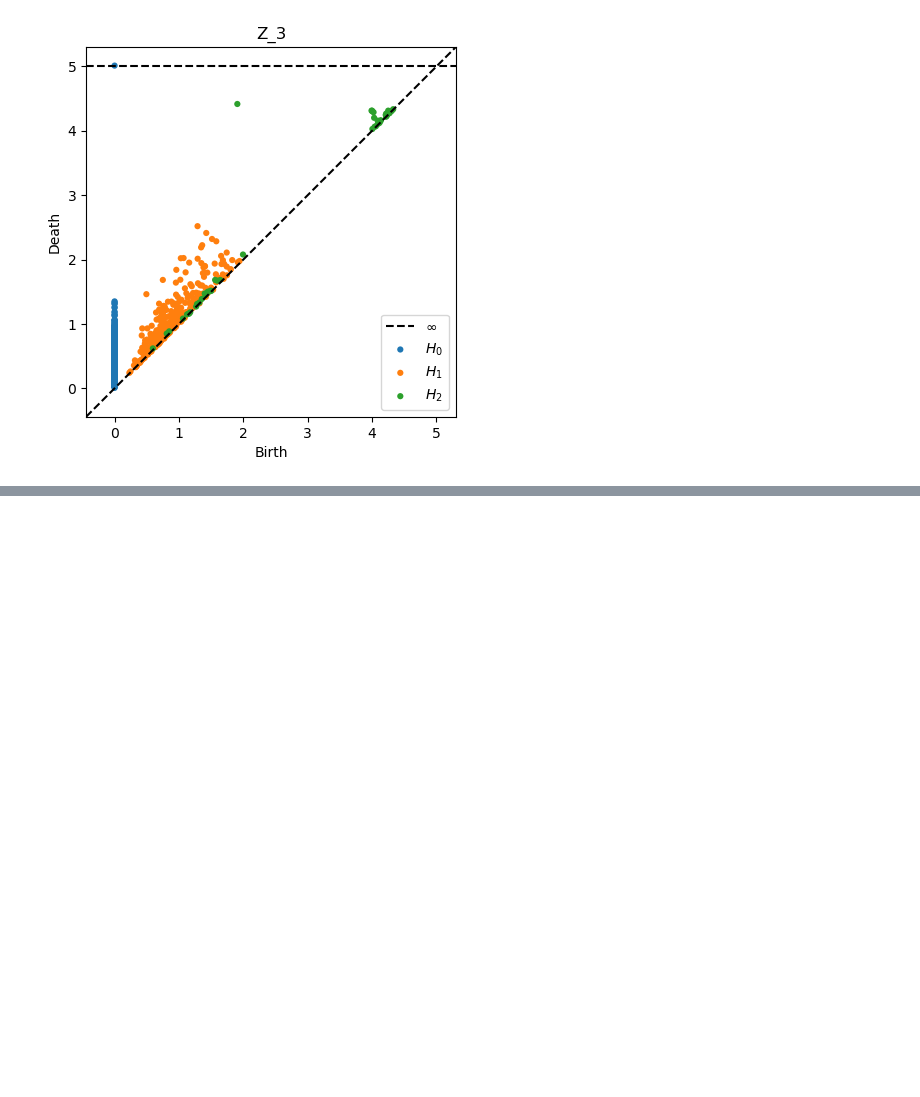
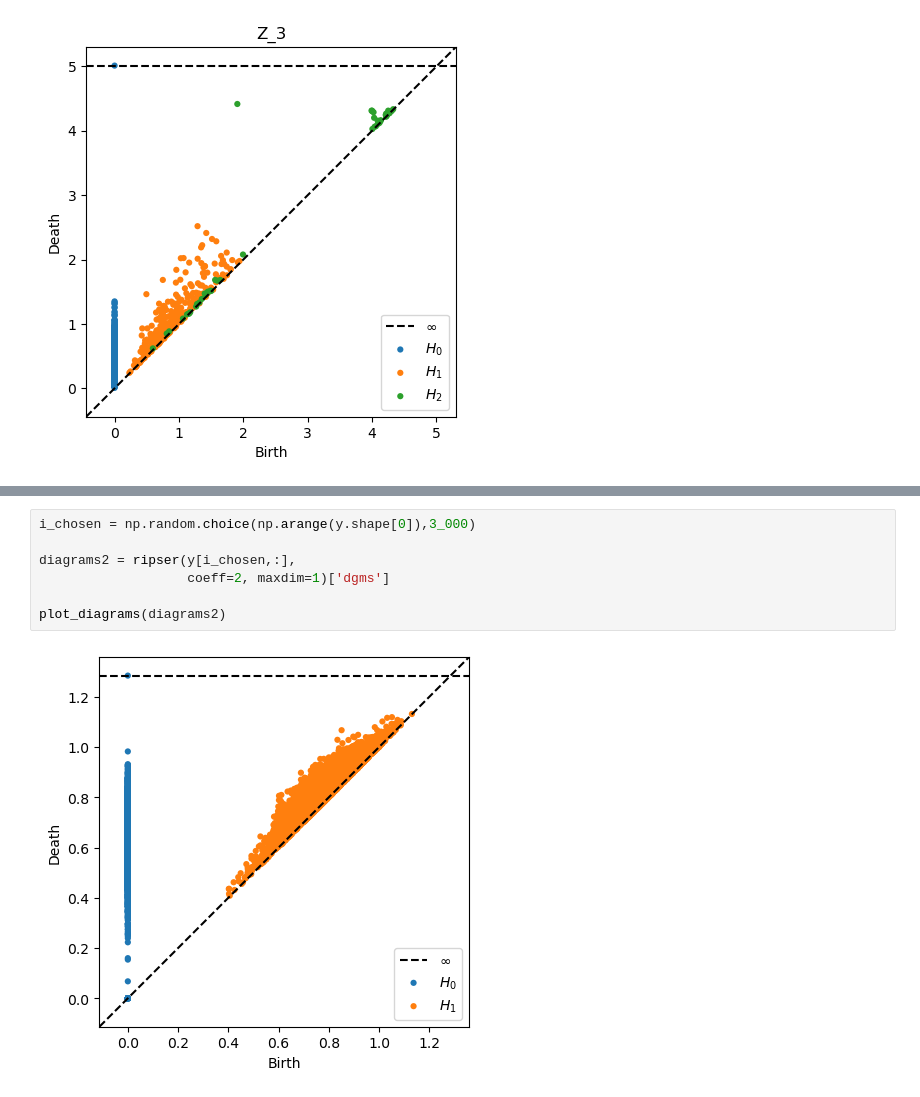
Before and after one commit to bekemax/KleinVAE, a Jupyter notebook: sampling-Gabor.ipynb, the cells around one changed output, grey strips where cells are left out. Cells and saved outputs as stored; diff of their text form; blank space fills up the shorter version.

```diff
--- a/sampling-Gabor.ipynb
+++ b/sampling-Gabor.ipynb
@@ -131,0 +182,9 @@ plot_diagrams(diagrams3)
+# %%
+i_chosen = np.random.choice(np.arange(y.shape[0]),3_000)
+
+diagrams2 = ripser(y[i_chosen,:],
+                   coeff=2, maxdim=1)['dgms']
+
+plot_diagrams(diagrams2)
+# %% [output]
+[figure, added]
```
Also changed, not shown: parts of 12 cells of this notebook, 10 other files.
